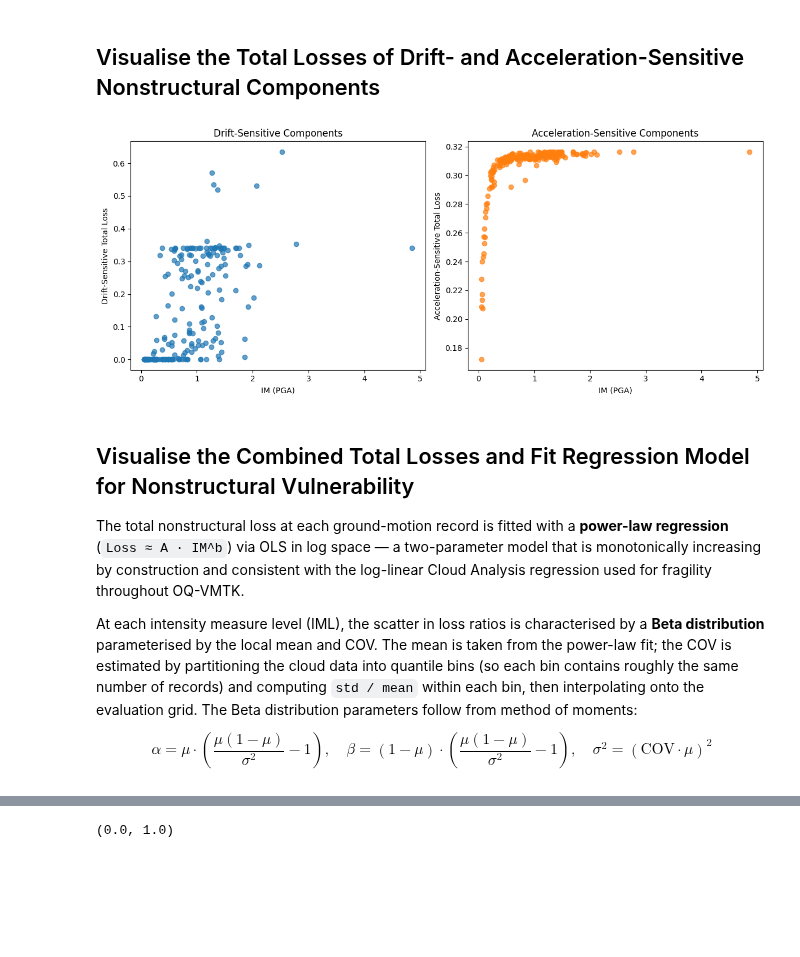
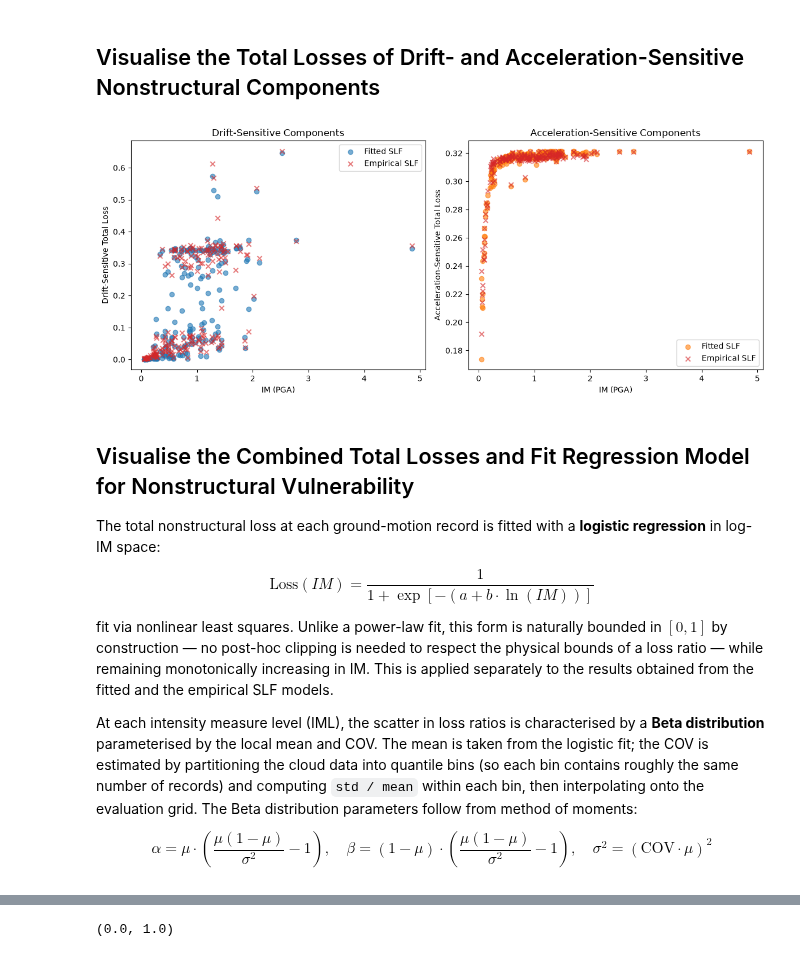
Before and after one commit to GEMScienceTools/oq-vmtk, a Jupyter notebook: demos/StoreyLossFunctionApplication/StoreyLossFunctionApplication.ipynb, the cells around one changed output, grey strips where cells are left out. Drawn from its saved outputs; the diff is of its cells as text; code cells hidden in the pictures; blank space fills up the shorter version.

```diff
--- a/demos/StoreyLossFunctionApplication/StoreyLossFunctionApplication.ipynb
+++ b/demos/StoreyLossFunctionApplication/StoreyLossFunctionApplication.ipynb
@@ -71,16 +92,29 @@ ims = import_from_pkl(os.path.join('in', 'imls_esrm20.pkl'))
 # per performance groups. In this way, our SLFs will represent storey loss ratios instead
 # and will additionally the reflect the contribution of each performance group on the
 # overall storey losses
+#
+# Two SLF representations are normalised here for later comparison:
+# - Fitted: the regression curve from "StoreyLossFunctionGeneration" (out['slf'])
+# - Empirical: the median storey loss ratio across the raw Monte Carlo realizations
+#   underlying that same fit (empirical['empirical_median'])
+# Both are normalised by the same total NSC replacement cost so the resulting
+# vulnerability models remain directly comparable.
 
 # Get the maximum cost associated with repairing both drift- and acceleration-
-# sensitive components from SLFs
+# sensitive components from the fitted SLFs (used as the common normalisation basis)
 max_value = max(slf_drift['PSD, NS']['slf']) + max(slf_accel['PFA, NS']['slf'])
 
+# --- Fitted model ---
 # Normalise the drift-sensitive nonstructural SLF
 slf_drift_norm = [x / max_value for x in slf_drift['PSD, NS']['slf']]
 
 # Normalise the acceleration-sensitive nonstructural SLF
 slf_accel_norm = [x / max_value for x in slf_accel['PFA, NS']['slf']]
+
+# --- Empirical model ---
+# Normalise the empirical median storey loss ratio across all Monte Carlo realizations
+slf_drift_norm_emp = slf_drift_empirical['PSD, NS']['empirical_median'] / max_value
+slf_accel_norm_emp = slf_accel_empirical['PFA, NS']['empirical_median'] / max_value
 
 # Plot the normalise SLFs vs their corresponding EDPs
 # Peak storey drifts range used to generate the SLFs in "StoreyLossFunctionGeneration" demo
@@ -92,22 +126,26 @@ pfa_range = slf_accel['PFA, NS']['edp_range']
 fig, axs = plt.subplots(1, 2, figsize=(12, 5))  # 1 row, 2 columns
 
 # --- Left plot: Drift-sensitive ---
-axs[0].plot(psd_range, slf_drift_norm)
+axs[0].plot(psd_range, slf_drift_norm, label='Fitted')
+axs[0].plot(psd_range, slf_drift_norm_emp, '--', label='Empirical (median)')
 axs[0].set_xlabel('Peak Storey Drifts [rad]')
 axs[0].set_ylabel('Drift-Sensitive Storey Loss Ratio')
 axs[0].grid(True)
 axs[0].set_xlim([0, 0.1])
 axs[0].set_ylim([0, 1.0])
 axs[0].set_title("Drift-Sensitive Components")
+axs[0].legend()
 
 # --- Right plot: Acceleration-sensitive ---
-axs[1].plot(pfa_range, slf_accel_norm)
+axs[1].plot(pfa_range, slf_accel_norm, label='Fitted')
+axs[1].plot(pfa_range, slf_accel_norm_emp, '--', label='Empirical (median)')
 axs[1].set_xlabel('Peak Floor Accelerations [g]')
 axs[1].set_ylabel('Acceleration-Sensitive Storey Loss Ratio')
 axs[1].grid(True)
 axs[1].set_xlim([0, 5.0])
 axs[1].set_ylim([0, 1.0])
 axs[1].set_title("Acceleration-Sensitive Components")
+axs[1].legend()
 
 plt.tight_layout()
 plt.show()
@@ -215,32 +271,44 @@ for i in range(n_gmrs):
 # %% [markdown]
 ## Visualise the Total Losses of Drift- and Acceleration-Sensitive Nonstructural Components ##
 # %%
-# Create subplots
+# Create subplots comparing the fitted- and empirical-SLF-based total losses
 fig, axes = plt.subplots(1, 2, figsize=(12, 5))  # 1 row, 2 columns
 
 # --- Drift-sensitive plot ---
-axes[0].scatter(results["IM"], results["drift_total_loss"], color="tab:blue", alpha=0.7)
+axes[0].scatter(results_fitted["IM"], results_fitted["drift_total_loss"],
+               color="tab:blue", alpha=0.6, label="Fitted SLF")
+axes[0].scatter(results_empirical["IM"], results_empirical["drift_total_loss"],
+               color="tab:red", alpha=0.6, marker='x', label="Empirical SLF")
 axes[0].set_xlabel("IM (PGA)")
 axes[0].set_ylabel("Drift-Sensitive Total Loss")
 axes[0].set_title("Drift-Sensitive Components")
+axes[0].legend()
 
 # --- Acceleration-sensitive plot ---
-axes[1].scatter(results["IM"], results["accel_total_loss"], color="tab:orange", alpha=0.7)
+axes[1].scatter(results_fitted["IM"], results_fitted["accel_total_loss"],
+               color="tab:orange", alpha=0.6, label="Fitted SLF")
+axes[1].scatter(results_empirical["IM"], results_empirical["accel_total_loss"],
+               color="tab:red", alpha=0.6, marker='x', label="Empirical SLF")
 axes[1].set_xlabel("IM (PGA)")
 axes[1].set_ylabel("Acceleration-Sensitive Total Loss")
 axes[1].set_title("Acceleration-Sensitive Components")
+axes[1].legend()
 
 # Improve layout
 plt.tight_layout()
 plt.show()
 # %% [output]
-[figure, old version]
+[figure, new version]
 # %% [markdown]
 ## Visualise the Combined Total Losses and Fit Regression Model for Nonstructural Vulnerability ##
 
-The total nonstructural loss at each ground-motion record is fitted with a **power-law regression** (`Loss ≈ A · IM^b`) via OLS in log space — a two-parameter model that is monotonically increasing by construction and consistent with the log-linear Cloud Analysis regression used for fragility throughout OQ-VMTK.
+The total nonstructural loss at each ground-motion record is fitted with a **logistic regression** in log-IM space:
 
-At each intensity measure level (IML), the scatter in loss ratios is characterised by a **Beta distribution** parameterised by the local mean and COV. The mean is taken from the power-law fit; the COV is estimated by partitioning the cloud data into quantile bins (so each bin contains roughly the same number of records) and computing `std / mean` within each bin, then interpolating onto the evaluation grid. The Beta distribution parameters follow from method of moments:
+$$\text{Loss}(IM) = \frac{1}{1 + \exp\left[-\left(a + b \cdot \ln(IM)\right)\right]}$$
+
+fit via nonlinear least squares. Unlike a power-law fit, this form is naturally bounded in $[0, 1]$ by construction — no post-hoc clipping is needed to respect the physical bounds of a loss ratio — while remaining monotonically increasing in IM. This is applied separately to the results obtained from the fitted and the empirical SLF models.
+
+At each intensity measure level (IML), the scatter in loss ratios is characterised by a **Beta distribution** parameterised by the local mean and COV. The mean is taken from the logistic fit; the COV is estimated by partitioning the cloud data into quantile bins (so each bin contains roughly the same number of records) and computing `std / mean` within each bin, then interpolating onto the evaluation grid. The Beta distribution parameters follow from method of moments:
 
 $$\alpha = \mu \cdot \left(\frac{\mu(1-\mu)}{\sigma^2} - 1\right), \quad \beta = (1-\mu) \cdot \left(\frac{\mu(1-\mu)}{\sigma^2} - 1\right), \quad \sigma^2 = (\text{COV} \cdot \mu)^2$$
 # %%
```
Also changed, not shown: parts of 11 cells of this notebook, 11 other files.
